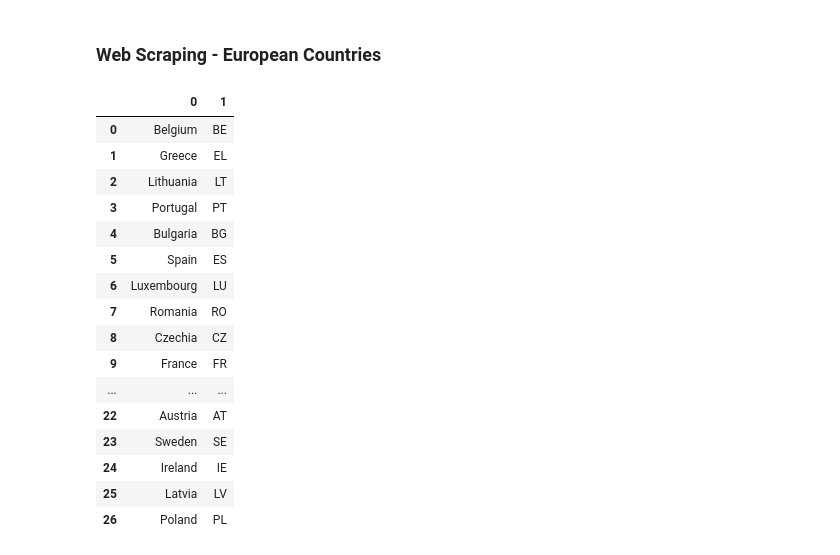
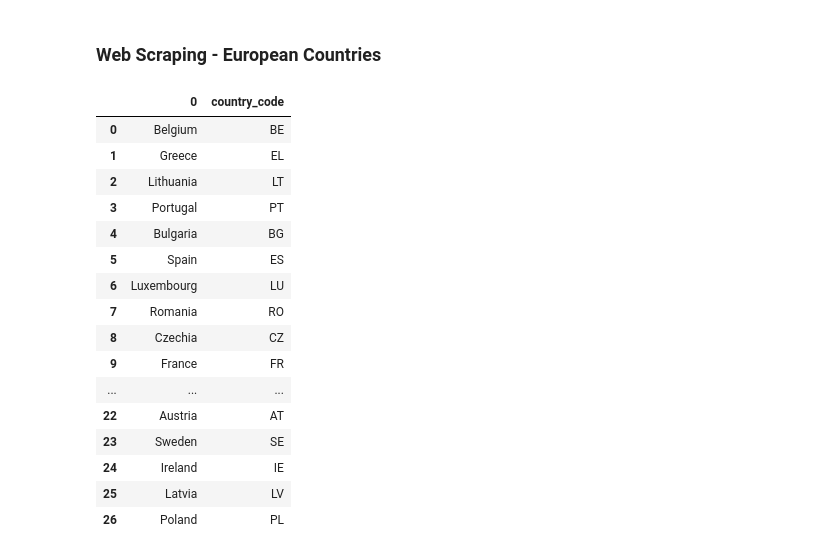
Before and after one commit to gojuangu/ih_datamadpt0420_project_m1, a Jupyter notebook: notebooks/web_scraping.ipynb, the cells around one changed output. Cells and saved outputs as stored; diff of their text form; code cells hidden in the pictures.

```diff
--- a/notebooks/web_scraping.ipynb
+++ b/notebooks/web_scraping.ipynb
@@ -26,26 +26,28 @@ def countries_all(table):
 
     countries_list = [i.replace('\n', '').replace('(','').replace(')','') for i in countries]
     two_cols = [countries_list[i:i+2] for i in range(0, len(countries_list), 2)]
-    countries_df = pd.DataFrame(two_cols)
-
+    countries = pd.DataFrame(two_cols)
+    countries_df = countries.rename(columns={countries.columns[1]: "country_code"})
+    #countries_df_col.to_csv(f'/home/juan/IronHack/ih_datamadpt0420_project_m1/data/raw/countries.csv')
     return countries_df
-# %%
-countries_all(table)
-# %% [output]
-|  | 0 | 1 |
-| 0 | Belgium | BE |
-| 1 | Greece | EL |
-| 2 | Lithuania | LT |
-| 3 | Portugal | PT |
-| 4 | Bulgaria | BG |
-| 5 | Spain | ES |
-| 6 | Luxembourg | LU |
-| 7 | Romania | RO |
-| 8 | Czechia | CZ |
-| 9 | France | FR |
-| ... | ... | ... |
-| 22 | Austria | AT |
-| 23 | Sweden | SE |
-| 24 | Ireland | IE |
-| 25 | Latvia | LV |
-| 26 | Poland | PL |
+# %%
+df = countries_all(table)
+df
+# %% [output]
+|  | 0 | country_code |
+| 0 | Belgium | BE |
+| 1 | Greece | EL |
+| 2 | Lithuania | LT |
+| 3 | Portugal | PT |
+| 4 | Bulgaria | BG |
+| 5 | Spain | ES |
+| 6 | Luxembourg | LU |
+| 7 | Romania | RO |
+| 8 | Czechia | CZ |
+| 9 | France | FR |
+| ... | ... | ... |
+| 22 | Austria | AT |
+| 23 | Sweden | SE |
+| 24 | Ireland | IE |
+| 25 | Latvia | LV |
+| 26 | Poland | PL |
```
Also changed, not shown: 7 other files.
